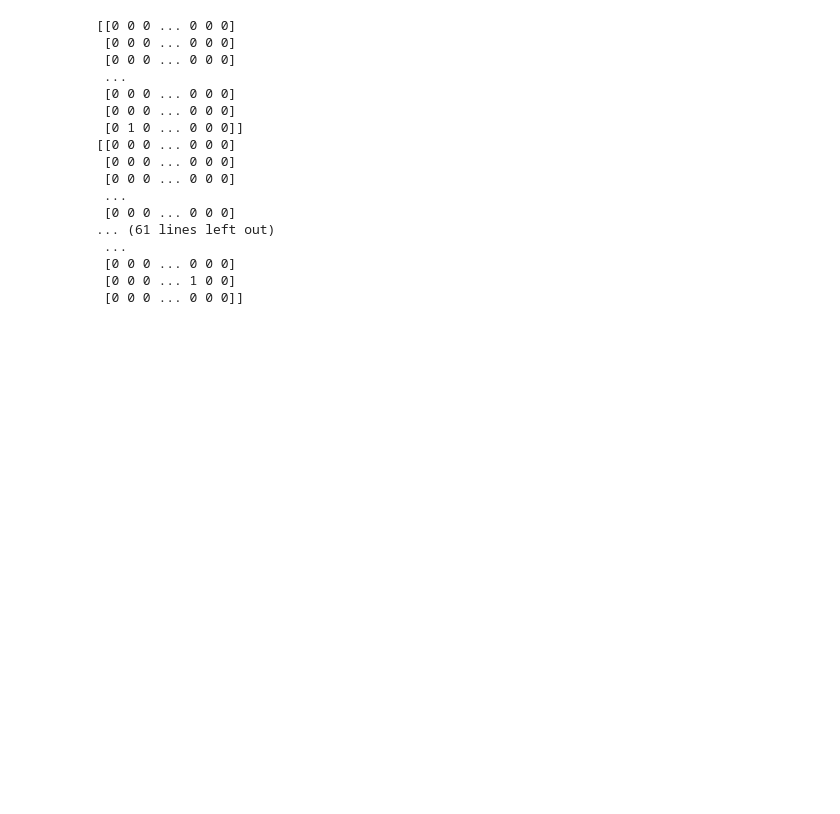
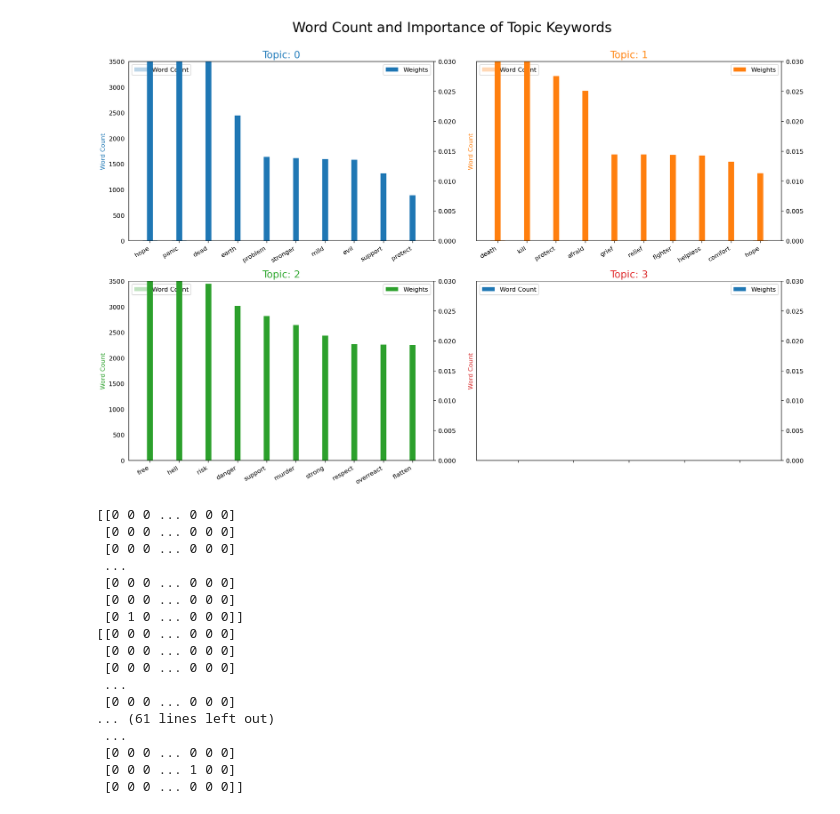
Before and after one commit to wray27/Coronavirus-Sentiment, a Jupyter notebook: notebooks/panicOverTime.ipynb, the cells around one changed output. Cells and saved outputs as stored; diff of their text form; code cells hidden in the pictures; blank space fills up the shorter version.

```diff
--- a/notebooks/panicOverTime.ipynb
+++ b/notebooks/panicOverTime.ipynb
@@ -126,0 +517,4 @@ for idx, topic in lda_model_tfidf.print_topics(-1):
+# %%
+plot(model=end, docs=end_docs)
+# %% [output]
+[figure, added]
```
Also changed, not shown: parts of 29 cells of this notebook, 1 other file.
